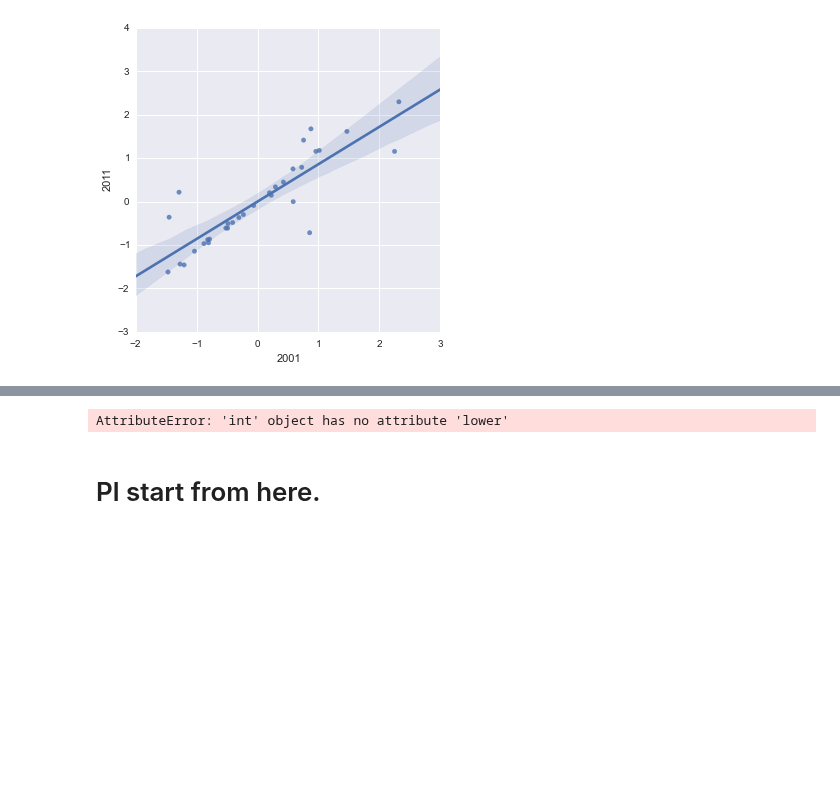
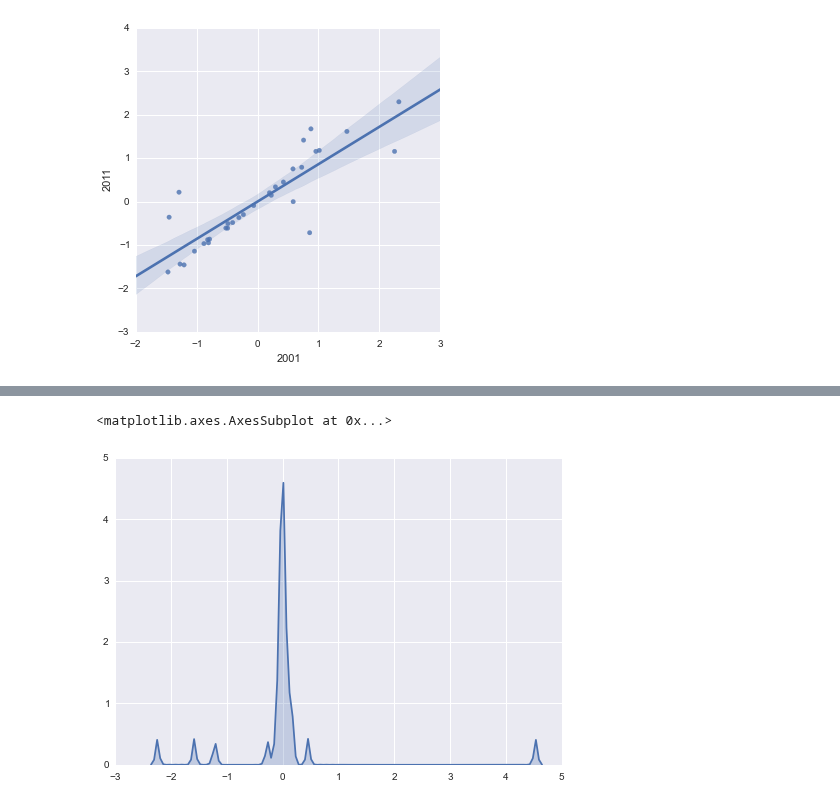
Before and after one commit to Dawny33/Data-Mining-and-ML, a Jupyter notebook: Intern Project/TN District Economy Analysis/TN District Economy Analysis.ipynb, the cells around one changed output, grey strips where cells are left out. Cells and saved outputs as stored; diff of their text form; code cells hidden in the pictures; blank space fills up the shorter version.

```diff
--- a/Intern Project/TN District Economy Analysis/TN District Economy Analysis.ipynb
+++ b/Intern Project/TN District Economy Analysis/TN District Economy Analysis.ipynb
@@ -397,5 +293,8 @@ print df_2001_z.shape
 # %%
-df_2001_z.columns = df_2001_z.columns.map(lambda x: x.lower())
 dff = df_2001_z
+
+
+dff.columns
+dff.columns = dff.columns.map(lambda x: x.lower())
+
+#one - 1991;   two - 2001; three - 2011
-# %% [output]
-AttributeError: 'int' object has no attribute 'lower'
@@ -410,2 +300,0 @@ zz2 = (z_score_2011 - np.mean(z_score_2011))/np.std(z_score_2011)
-# %% [markdown]
-<h1> Pl start from here.   </h1>
@@ -414,0 +301,6 @@ z_df = pd.DataFrame(z_dict)
+# %%
+z_score_two = log10(dff["tot_p_two"]/dff["tot_p_one"])
+
+zz = (z_score_two - np.mean(z_score_two))/np.std(z_score_two)
+
+#zz is the decadal migration z-score of 2001
@@ -414,0 +313,5 @@ z_df = pd.DataFrame(z_dict)
+# %%
+sb.kdeplot(zz, shade = True)
+# %% [output]
+<matplotlib.axes.AxesSubplot at 0x...>
+[figure, added]
```
Also changed, not shown: parts of 36 cells of this notebook, 7 other files.
